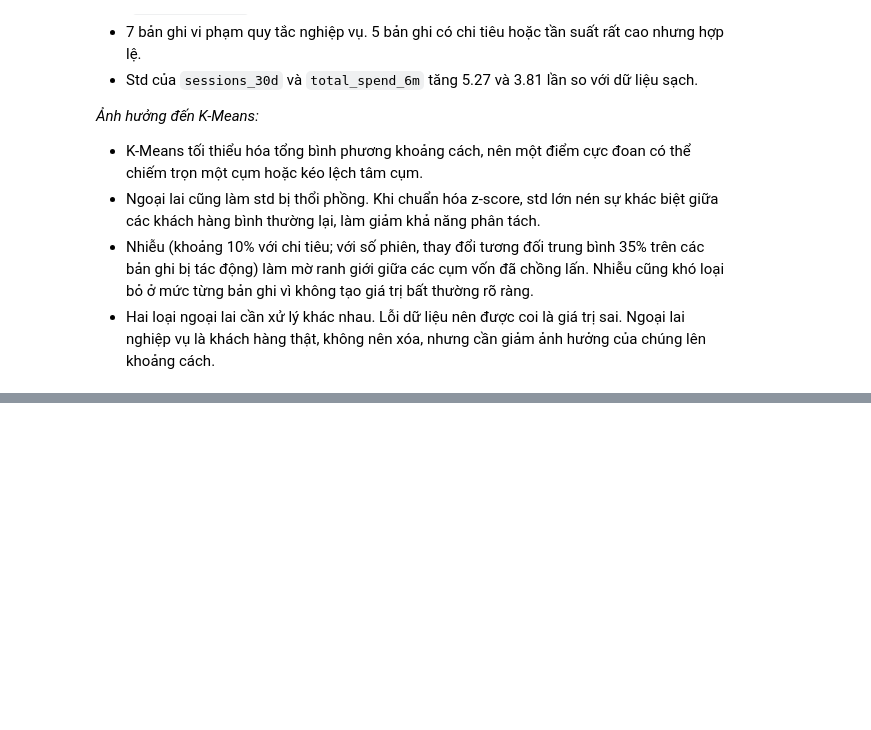
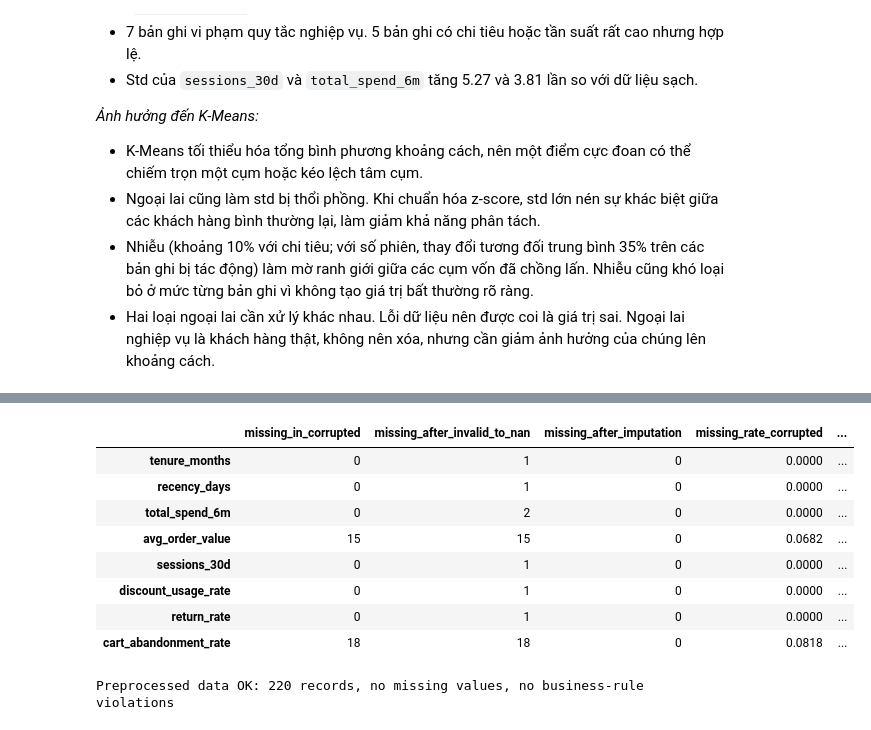
Before and after one commit to Longkyoladn/Datamining-, a Jupyter notebook: customer_segmentation/notebooks/customer_segmentation.ipynb, the cells around one changed output, grey strips where cells are left out. Saved outputs shown, nothing was run; the diff lists cells and outputs as text; code cells hidden in the pictures; blank space fills up the shorter version.

```diff
--- a/customer_segmentation/notebooks/customer_segmentation.ipynb
+++ b/customer_segmentation/notebooks/customer_segmentation.ipynb
@@ -1259,0 +1434,34 @@ Như vậy, nhiễu và ngoại lai tác động chủ yếu lên các thống k
+# %%
+missing_comparison = pd.DataFrame({
+    "missing_in_corrupted": raw_df[INPUT_FEATURES].isna().sum(),
+    "missing_after_invalid_to_nan": marked_df[INPUT_FEATURES].isna().sum(),
+    "missing_after_imputation": preprocessed_df[INPUT_FEATURES].isna().sum(),
+})
+missing_comparison["missing_rate_corrupted"] = (missing_comparison["missing_in_corrupted"] / len(raw_df)).round(4)
+missing_comparison["missing_rate_after"] = (missing_comparison["missing_after_imputation"] / len(raw_df)).round(4)
+missing_comparison[missing_comparison.drop(columns="missing_rate_after").sum(axis=1) > 0]
+# %% [output]
+|  | missing_in_corrupted | missing_after_invalid_to_nan | missing_after_imputation | missing_rate_corrupted | ... |
+| tenure_months | 0 | 1 | 0 | 0.0000 | ... |
+| recency_days | 0 | 1 | 0 | 0.0000 | ... |
+| total_spend_6m | 0 | 2 | 0 | 0.0000 | ... |
+| avg_order_value | 15 | 15 | 0 | 0.0682 | ... |
+| sessions_30d | 0 | 1 | 0 | 0.0000 | ... |
+| discount_usage_rate | 0 | 1 | 0 | 0.0000 | ... |
+| return_rate | 0 | 1 | 0 | 0.0000 | ... |
+| cart_abandonment_rate | 18 | 18 | 0 | 0.0818 | ... |
+# %%
+def check_preprocessed_data(df, reference):
+    assert len(df) == len(reference) == N_CUSTOMERS
+    assert (df["customer_id"].to_numpy() == reference["customer_id"].to_numpy()).all()
+    assert list(df.columns) == ["customer_id"] + INPUT_FEATURES
+    assert df[INPUT_FEATURES].notna().all().all()
+    for column in COUNT_FEATURES:
+        assert pd.api.types.is_integer_dtype(df[column]), column
+    assert not check_business_rules(df).any().any()
+    print("Preprocessed data OK: 220 records, no missing values, no business-rule violations")
+
+
+check_preprocessed_data(preprocessed_df, raw_df)
+# %% [output]
+Preprocessed data OK: 220 records, no missing values, no business-rule violations
```
Also changed, not shown: parts of 29 cells of this notebook, 3 other files.
